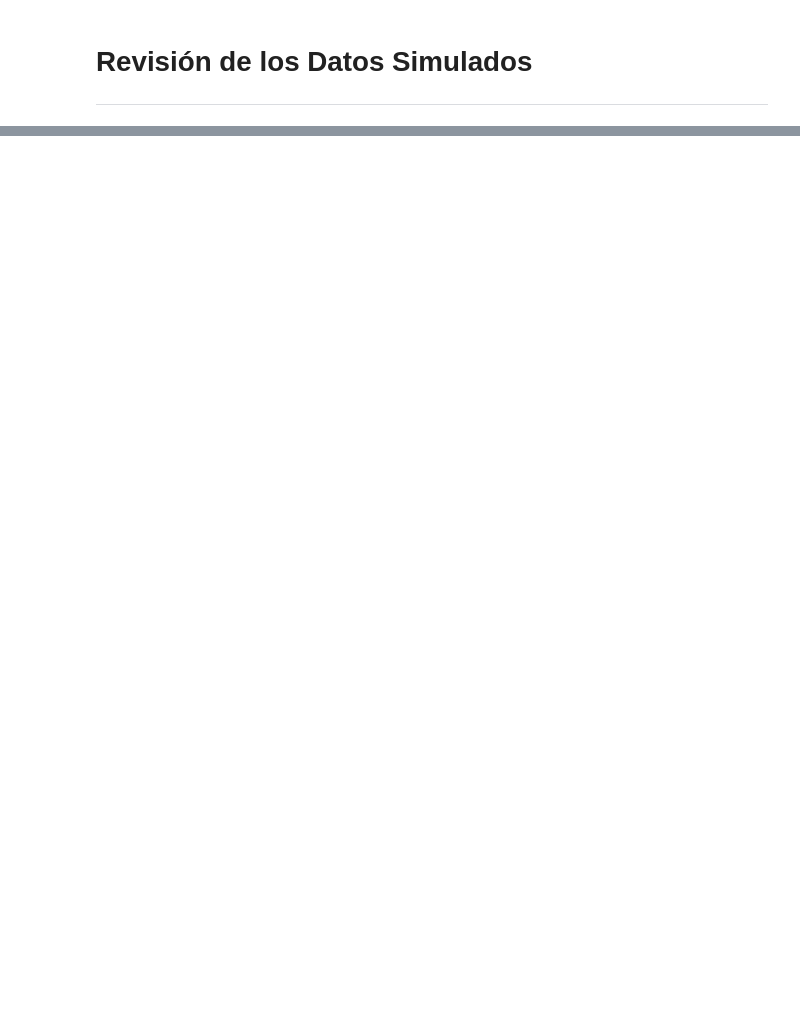
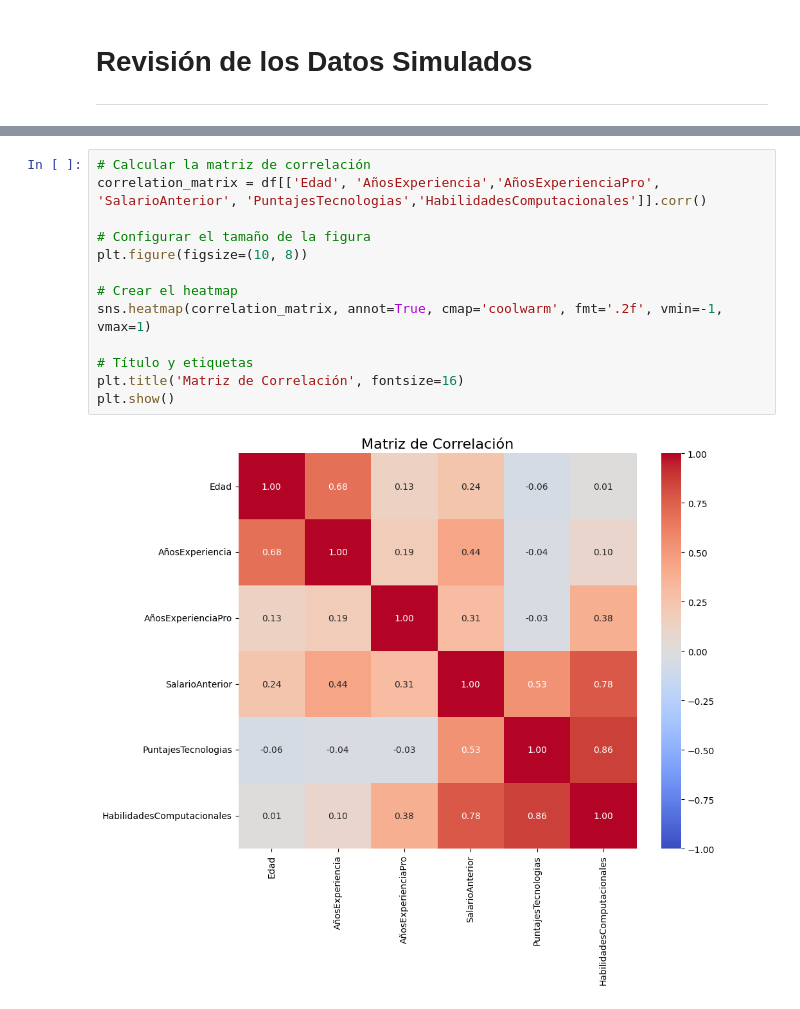
Before and after one commit to cinthyaleonor/chilewic_taller_fairness, a Jupyter notebook: WIC_Generador_de_Datos.ipynb, the cells around one changed output, grey strips where cells are left out. Saved outputs shown, nothing was run; the diff lists cells and outputs as text; blank space fills up the shorter version.

```diff
--- a/WIC_Generador_de_Datos.ipynb
+++ b/WIC_Generador_de_Datos.ipynb
@@ -354,0 +391,15 @@ plt.show()
+# %%
+# Calcular la matriz de correlación
+correlation_matrix = df[['Edad', 'AñosExperiencia','AñosExperienciaPro', 'SalarioAnterior', 'PuntajesTecnologias','HabilidadesComputacionales']].corr()
+
+# Configurar el tamaño de la figura
+plt.figure(figsize=(10, 8))
+
+# Crear el heatmap
+sns.heatmap(correlation_matrix, annot=True, cmap='coolwarm', fmt='.2f', vmin=-1, vmax=1)
+
+# Título y etiquetas
+plt.title('Matriz de Correlación', fontsize=16)
+plt.show()
+# %% [output]
+[figure, added]
```
Also changed, not shown: parts of 6 cells of this notebook.
